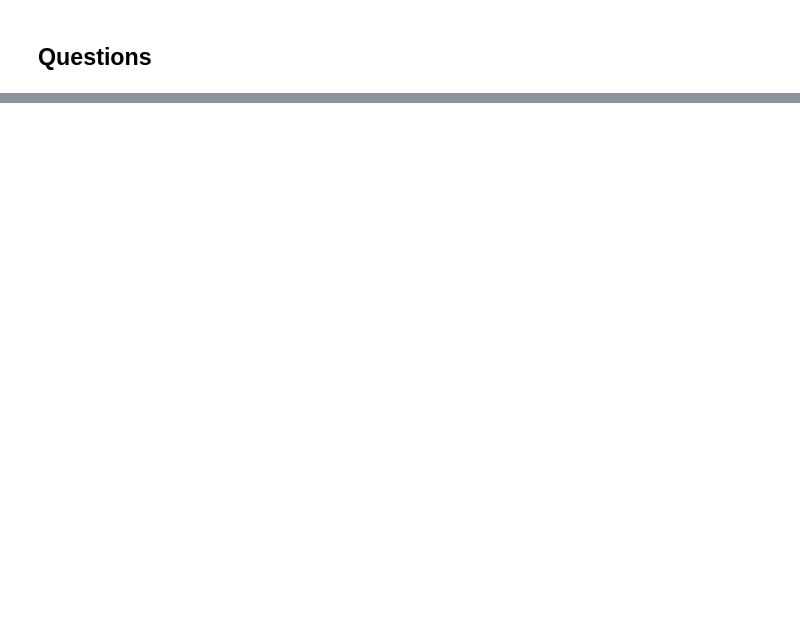
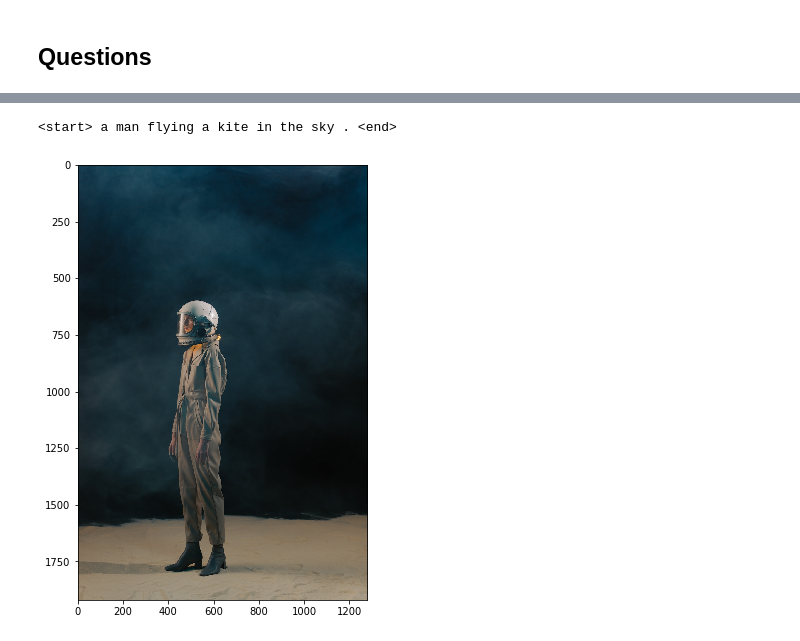
Before and after one commit to giladkatz10/Deep-Learning-and-Image-Understanding-3598-2023, a Jupyter notebook: hw4/HW4_ID.ipynb, the cells around one changed output, grey strips where cells are left out. Saved outputs shown, nothing was run; the diff lists cells and outputs as text; code cells hidden in the pictures; blank space fills up the shorter version.

```diff
--- a/hw4/HW4_ID.ipynb
+++ b/hw4/HW4_ID.ipynb
@@ -621,0 +672,5 @@ We encourage you to test it on different images (jpg).
+# %%
+image_caption("pic4.jpg")
+# %% [output]
+<start> a man flying a kite in the sky . <end>
+[figure, added]
```
Also changed, not shown: parts of 15 cells of this notebook, 6 other files.
